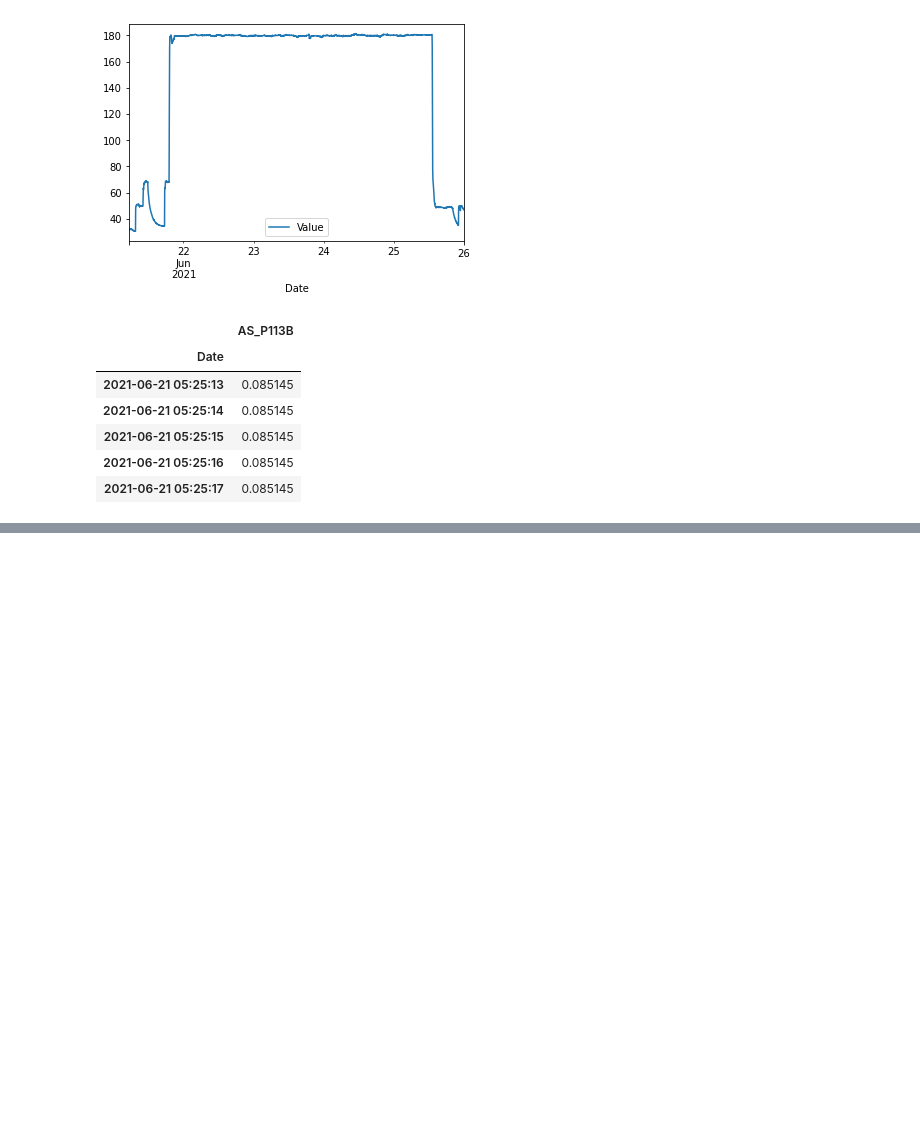
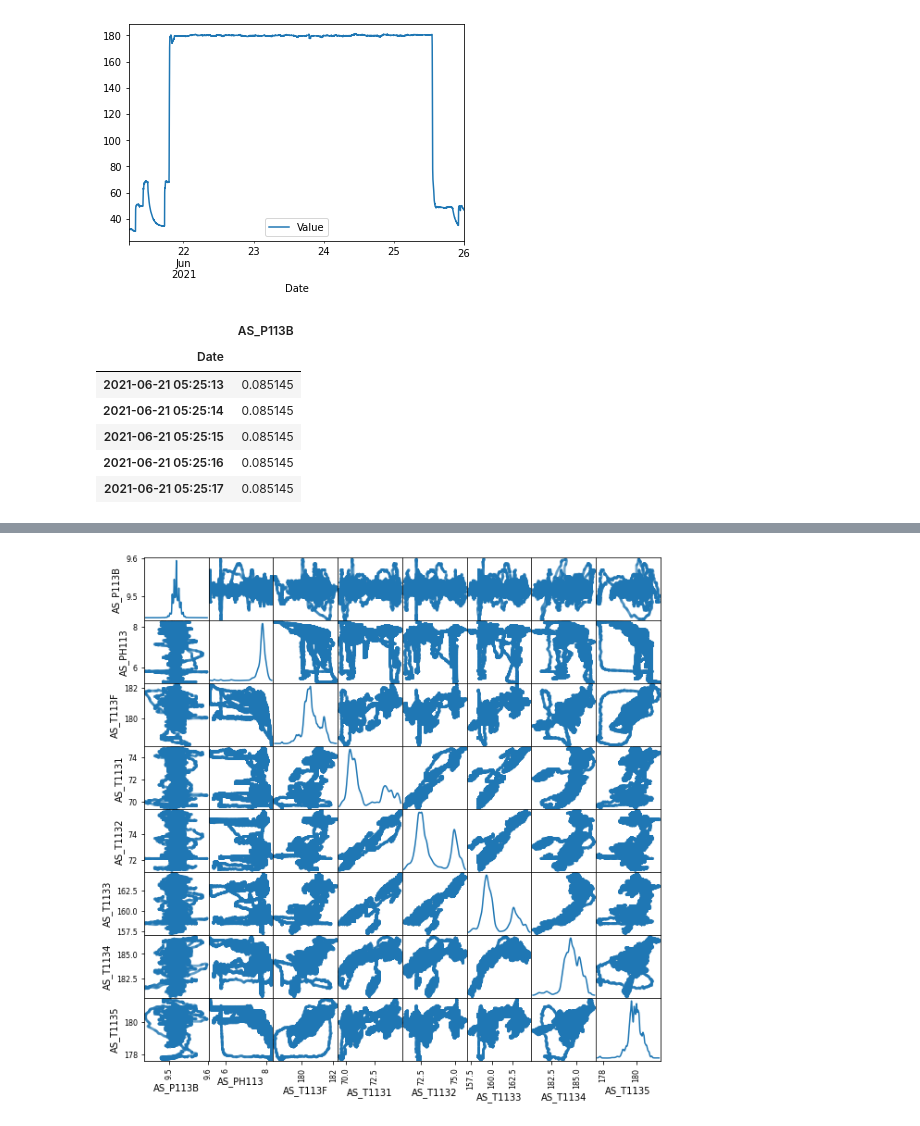
Before and after one commit to sipocz/XLS_Conv, a Jupyter notebook: XLS_converter.ipynb, the cells around one changed output, grey strips where cells are left out. Saved outputs shown, nothing was run; the diff lists cells and outputs as text; code cells hidden in the pictures; blank space fills up the shorter version.

```diff
--- a/XLS_converter.ipynb
+++ b/XLS_converter.ipynb
@@ -397,0 +412,6 @@ allDF
+# %%
+start_time =pd.Timestamp("2021-06-21 23:00:00")
+end_time   =pd.Timestamp("2021-06-25 13:00:00")
+print(allDF.loc[start_time])
+print("-"*30)
+print(allDF.loc[end_time])
@@ -397,0 +448,5 @@ allDF
+# %%
+actual_df = allDF[
+    (allDF.index > start_time ) &
+    (allDF.index < end_time)
+]
@@ -397,0 +463,5 @@ allDF
+# %%
+
+scatter_matrix(actual_df, alpha = 0.2, figsize = (10, 10), diagonal = 'kde');
+# %% [output]
+[figure, added]
```
Also changed, not shown: parts of 10 cells of this notebook.
